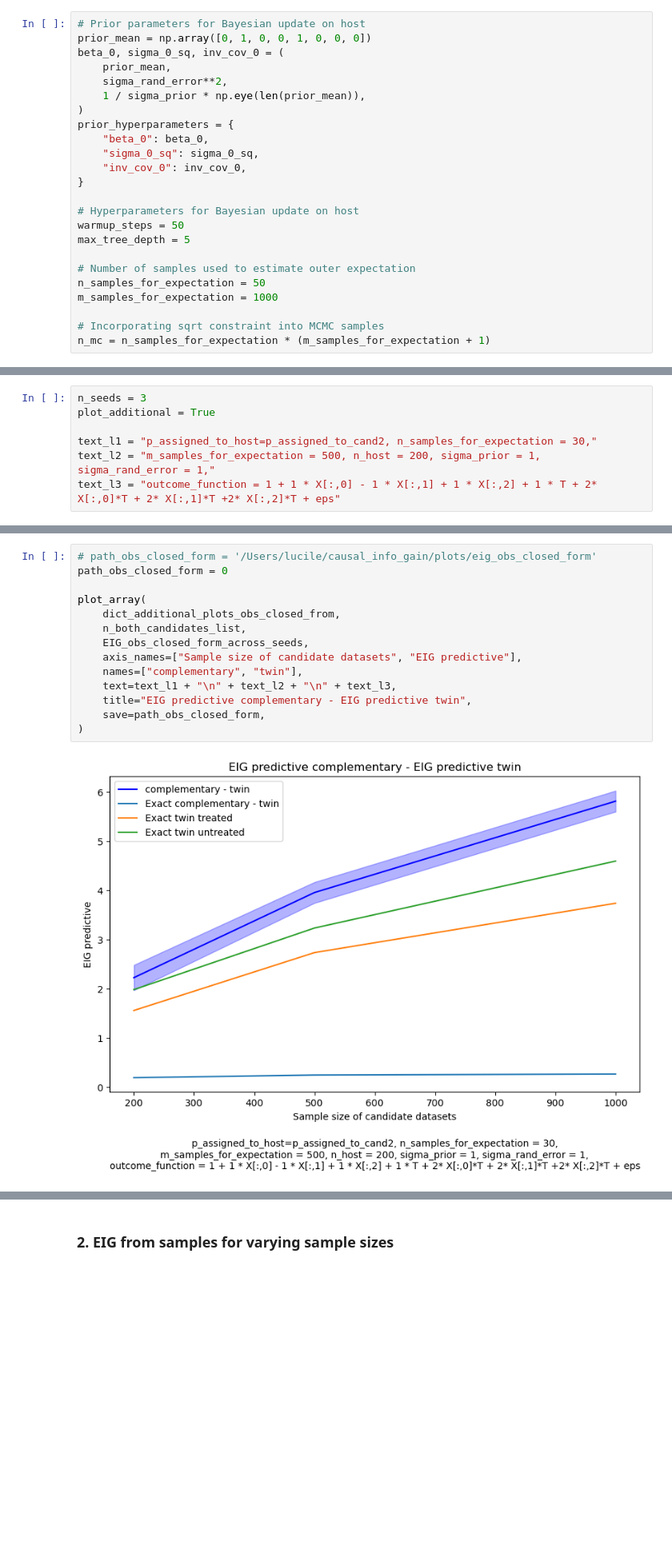
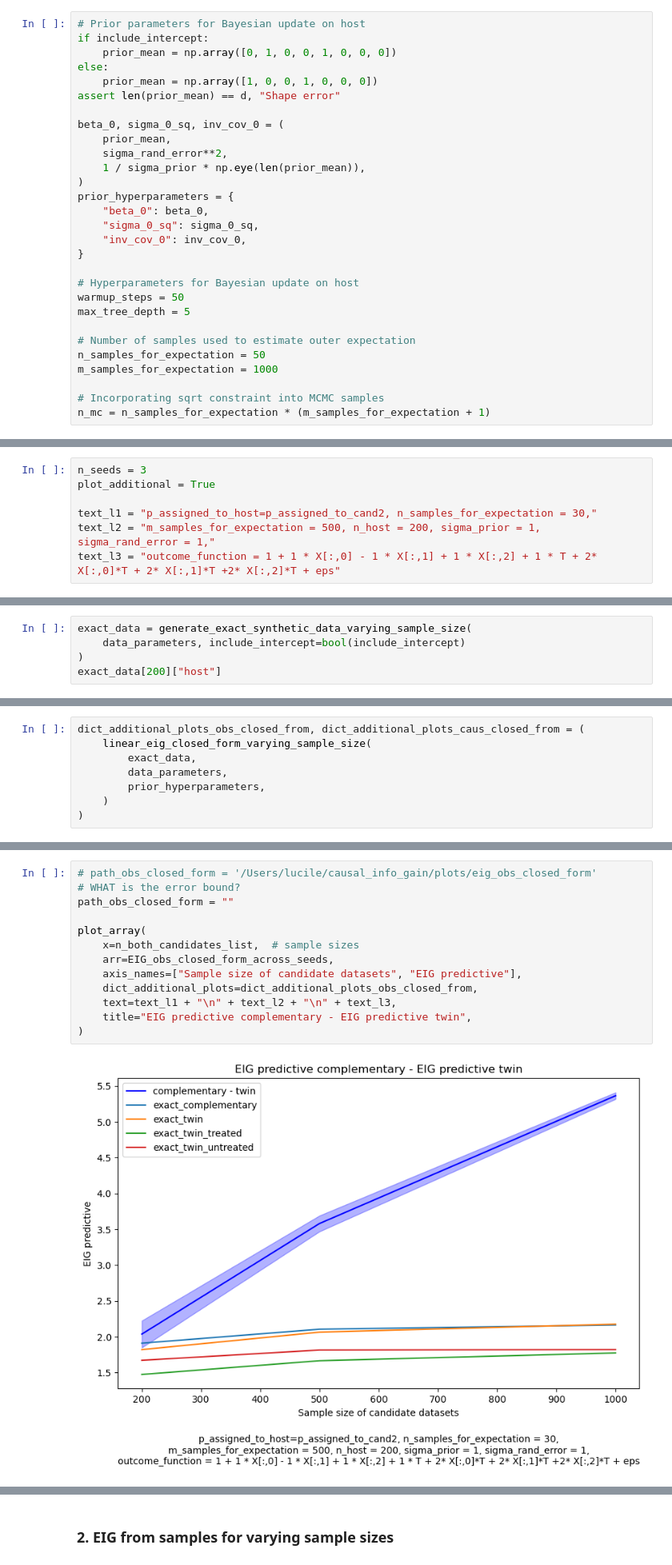
Before and after one commit to LucileTerminassian/causal_prospective_merge, a Jupyter notebook: notebooks/linear_synthetic.ipynb, the cells around one changed output, grey strips where cells are left out. Shown at 80% size. Cells and saved outputs as stored; diff of their text form; blank space fills up the shorter version.

```diff
--- a/notebooks/linear_synthetic.ipynb
+++ b/notebooks/linear_synthetic.ipynb
@@ -67,7 +73,12 @@ p_assigned_to_cand2 = lambda X, T, eps: sigmoid(
 Simulation parameters
 # %%
 # Prior parameters for Bayesian update on host
-prior_mean = np.array([0, 1, 0, 0, 1, 0, 0, 0])
+if include_intercept:
+    prior_mean = np.array([0, 1, 0, 0, 1, 0, 0, 0])
+else:
+    prior_mean = np.array([1, 0, 0, 1, 0, 0, 0])
+assert len(prior_mean) == d, "Shape error"
+
 beta_0, sigma_0_sq, inv_cov_0 = (
     prior_mean,
     sigma_rand_error**2,
@@ -155,0 +150,5 @@ else:
+# %%
+exact_data = generate_exact_synthetic_data_varying_sample_size(
+    data_parameters, include_intercept=bool(include_intercept)
+)
+exact_data[200]["host"]
@@ -155,0 +169,8 @@ else:
+# %%
+dict_additional_plots_obs_closed_from, dict_additional_plots_caus_closed_from = (
+    linear_eig_closed_form_varying_sample_size(
+        exact_data,
+        data_parameters,
+        prior_hyperparameters,
+    )
+)
@@ -200,16 +235,15 @@ Percentage of treated in cand2: 70.8%
 # %%
 # path_obs_closed_form = '/Users/lucile/causal_info_gain/plots/eig_obs_closed_form'
-path_obs_closed_form = 0
+# WHAT is the error bound?
+path_obs_closed_form = ""
 
 plot_array(
-    dict_additional_plots_obs_closed_from,
-    n_both_candidates_list,
-    EIG_obs_closed_form_across_seeds,
+    x=n_both_candidates_list,  # sample sizes
+    arr=EIG_obs_closed_form_across_seeds,
     axis_names=["Sample size of candidate datasets", "EIG predictive"],
-    names=["complementary", "twin"],
+    dict_additional_plots=dict_additional_plots_obs_closed_from,
     text=text_l1 + "\n" + text_l2 + "\n" + text_l3,
     title="EIG predictive complementary - EIG predictive twin",
-    save=path_obs_closed_form,
 )
 # %% [output]
-[figure, old version]
+[figure, new version]
```
Also changed, not shown: parts of 10 cells of this notebook, 5 other files.
